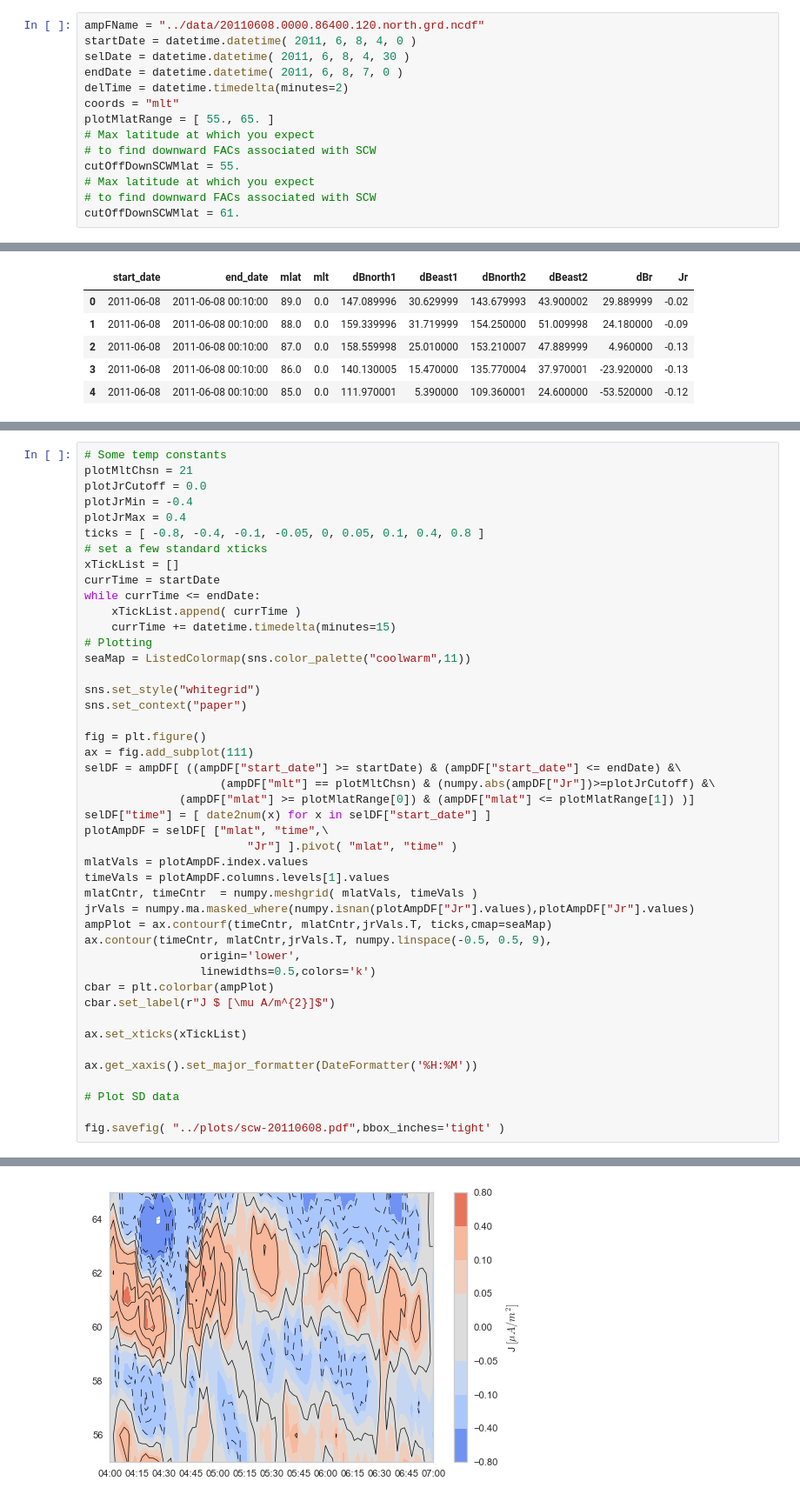
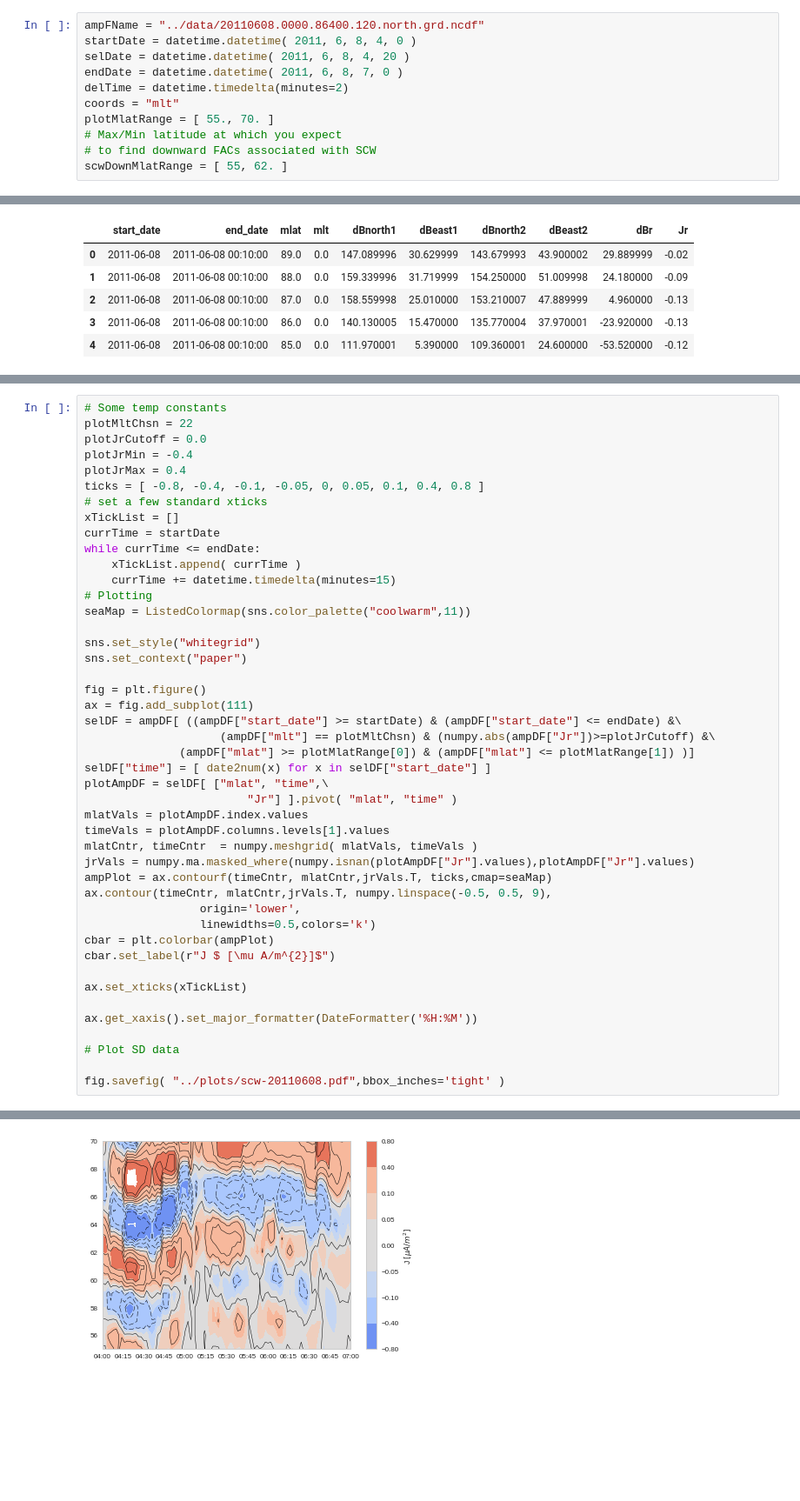
Before and after one commit to bharatreddy/scwsaps, a Jupyter notebook: ipy/amp_20110608.ipynb, the cells around one changed output, grey strips where cells are left out. Shown at 87% size. Drawn from its saved outputs; the diff is of its cells as text; blank space fills up the shorter version.

Commit message:
rti plots 20110608

```diff
--- a/ipy/amp_20110608.ipynb
+++ b/ipy/amp_20110608.ipynb
@@ -20,17 +20,14 @@ Populating the interactive namespace from numpy and matplotlib
 # %%
 ampFName = "../data/20110608.0000.86400.120.north.grd.ncdf"
 startDate = datetime.datetime( 2011, 6, 8, 4, 0 )
-selDate = datetime.datetime( 2011, 6, 8, 4, 30 )
+selDate = datetime.datetime( 2011, 6, 8, 4, 20 )
 endDate = datetime.datetime( 2011, 6, 8, 7, 0 )
 delTime = datetime.timedelta(minutes=2)
 coords = "mlt"
-plotMlatRange = [ 55., 65. ]
-# Max latitude at which you expect
+plotMlatRange = [ 55., 70. ]
+# Max/Min latitude at which you expect
 # to find downward FACs associated with SCW
-cutOffDownSCWMlat = 55.
-# Max latitude at which you expect
-# to find downward FACs associated with SCW
-cutOffDownSCWMlat = 61.
+scwDownMlatRange = [ 55, 62. ]
 # %%
 dsXarr = xarray.open_dataset(ampFName)
 ampDF = dsXarr.to_dataframe()
@@ -85,6 +82,6 @@ See the caveats in the documentation: http://pandas.pydata.org/pandas-docs/stabl
 # %%
 # Some temp constants
-plotMltChsn = 21
+plotMltChsn = 22
 plotJrCutoff = 0.0
 plotJrMin = -0.4
 plotJrMax = 0.4
@@ -105,34 +102,34 @@ fig = plt.figure()
 ax = fig.add_subplot(111)
 selDF = ampDF[ ((ampDF["start_date"] >= startDate) & (ampDF["start_date"] <= endDate) &\
                     (ampDF["mlt"] == plotMltChsn) & (numpy.abs(ampDF["Jr"])>=plotJrCutoff) &\
               (ampDF["mlat"] >= plotMlatRange[0]) & (ampDF["mlat"] <= plotMlatRange[1]) )]
 selDF["time"] = [ date2num(x) for x in selDF["start_date"] ]
 plotAmpDF = selDF[ ["mlat", "time",\
                         "Jr"] ].pivot( "mlat", "time" )
 mlatVals = plotAmpDF.index.values
 timeVals = plotAmpDF.columns.levels[1].values
 mlatCntr, timeCntr  = numpy.meshgrid( mlatVals, timeVals )
 jrVals = numpy.ma.masked_where(numpy.isnan(plotAmpDF["Jr"].values),plotAmpDF["Jr"].values)
 ampPlot = ax.contourf(timeCntr, mlatCntr,jrVals.T, ticks,cmap=seaMap)
 ax.contour(timeCntr, mlatCntr,jrVals.T, numpy.linspace(-0.5, 0.5, 9),
                  origin='lower',
                  linewidths=0.5,colors='k')
 cbar = plt.colorbar(ampPlot)
 cbar.set_label(r"J $ [\mu A/m^{2}]$")
 
 ax.set_xticks(xTickList)
 
 ax.get_xaxis().set_major_formatter(DateFormatter('%H:%M'))
 
 # Plot SD data
 
 fig.savefig( "../plots/scw-20110608.pdf",bbox_inches='tight' )
 # %% [output]
 A value is trying to be set on a copy of a slice from a DataFrame.
 Try using .loc[row_indexer,col_indexer] = value instead
 
 See the caveats in the documentation: http://pandas.pydata.org/pandas-docs/stable/indexing.html#indexing-view-versus-copy
-[figure, old version]
+[figure, new version]
 # %%
 mltSCWList = [ 20., 21., 22., 23., 0., 1. ]
 # jr Cutoff
```
Also changed, not shown: parts of 6 cells of this notebook, 18 other files.
